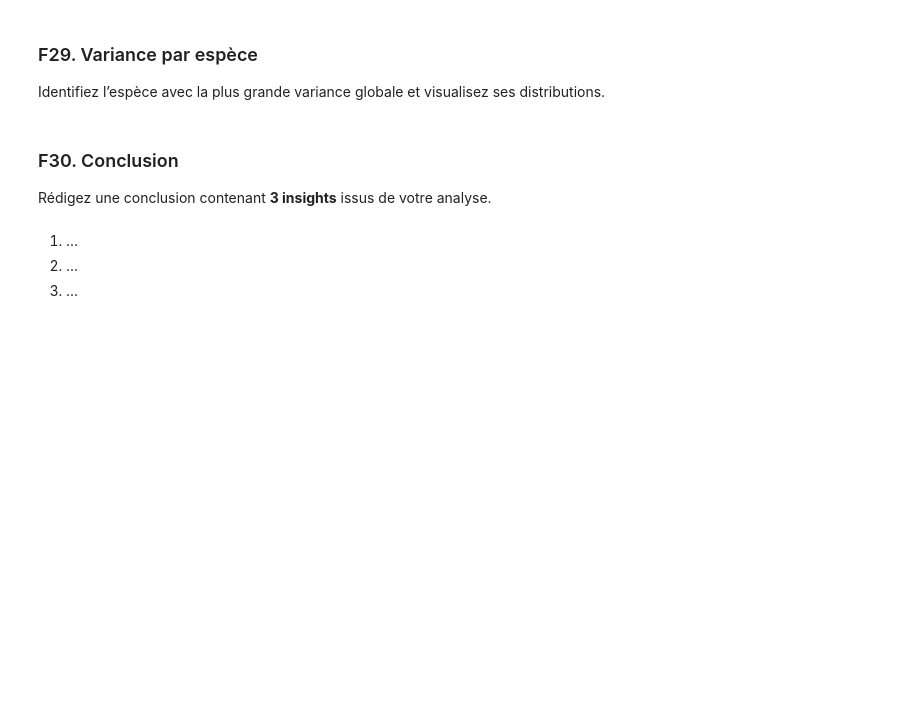
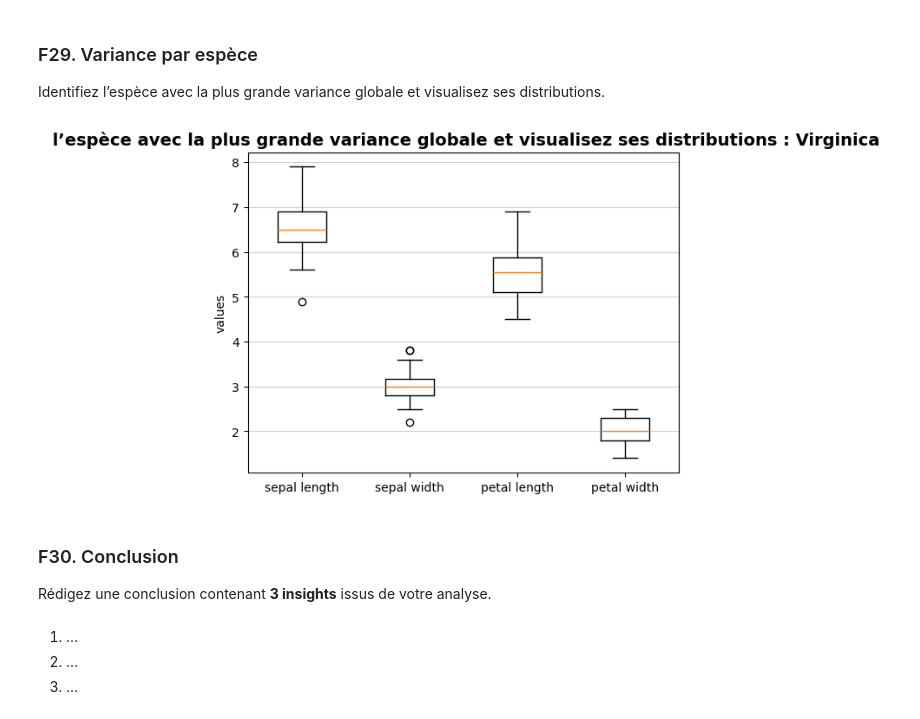
Before and after one commit to USMS-FPK-IA-GI-2025/controle-01-numpy-and-matplotlib-iris-YoussefDIDI79, a Jupyter notebook: notebooks/controle_numpy_matplotlib.ipynb, the cells around one changed output. Cells and saved outputs as stored; diff of their text form; code cells hidden in the pictures; blank space fills up the shorter version.

```diff
--- a/notebooks/controle_numpy_matplotlib.ipynb
+++ b/notebooks/controle_numpy_matplotlib.ipynb
@@ -580,3 +600,36 @@ Identifiez l’espèce avec la plus grande variance globale et visualisez ses di
+# %%
+# Votre code ici
+
+import numpy as np
+import matplotlib.pyplot as plt
+
+setosa = features[species == 'Iris-setosa']
+versicolor = features[species == 'Iris-versicolor']
+virginica = features[species == 'Iris-virginica']
+
+var_setosa = np.var(setosa).sum()
+var_versicolor = np.var(versicolor).sum()
+var_virginica = np.var(virginica).sum()
+
+max_var = max(var_setosa, var_versicolor, var_virginica)
+
+if max_var == var_setosa:
+    data = setosa
+    name = 'setosa'
+elif max_var == var_versicolor:
+    data = versicolor
+    name = 'versicolor'
+else:
+    data = virginica
+    name = 'virginica'
+
+plt.boxplot(data, labels=['sepal length', 'sepal width', 'petal length', 'petal width'])
+plt.ylabel('values')
+plt.title(' l’espèce avec la plus grande variance globale et visualisez ses distributions : ' + name ,fontsize=14 , fontweight='bold')
+plt.grid(True , alpha=0.6 , axis='y')
+plt.show()
+# %% [output]
+[figure, added]
 # %% [markdown]
 ### F30. Conclusion
 Rédigez une conclusion contenant **3 insights** issus de votre analyse.
```
Also changed, not shown: parts of 4 cells of this notebook.
